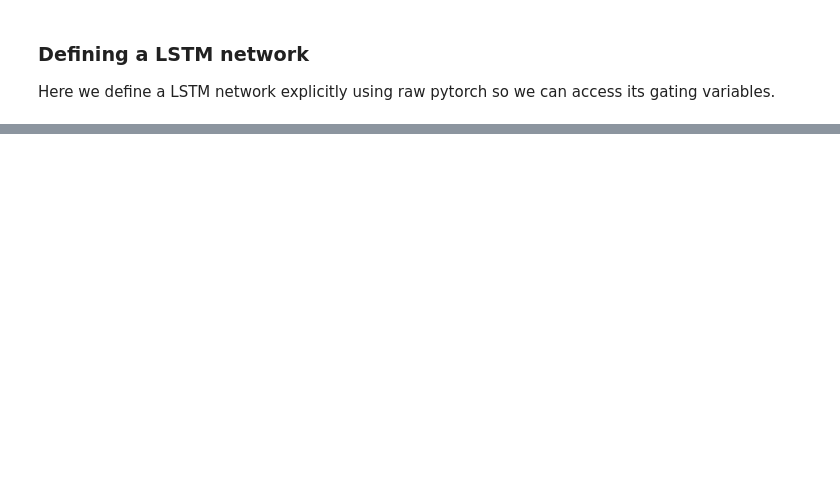
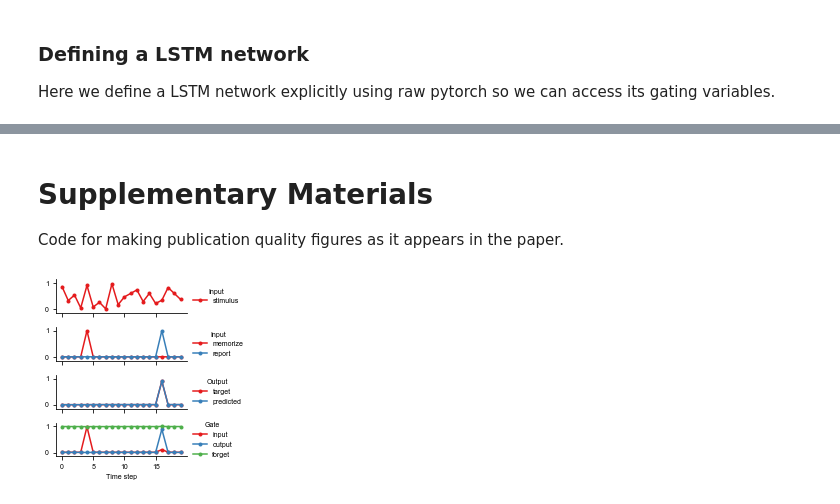
Before and after one commit to gyyang/nn-brain, a Jupyter notebook: LSTMVisualization.ipynb, the cells around one changed output, grey strips where cells are left out. Drawn from its saved outputs; the diff is of its cells as text; code cells hidden in the pictures; blank space fills up the shorter version.

```diff
--- a/LSTMVisualization.ipynb
+++ b/LSTMVisualization.ipynb
@@ -215,0 +221,49 @@ plt.legend(title='gate')
+# %% [markdown]
+# Supplementary Materials
+
+Code for making publication quality figures as it appears in the paper.
+# %%
+import matplotlib as mpl
+mpl.rcParams['font.size'] = 7
+mpl.rcParams['font.family'] = 'arial'
+
+i_trial = 1
+
+fig, axes = plt.subplots(4, 1, sharex=True, figsize=(3, 3))
+for i in range(4):
+    ax = axes[i]
+    kwargs = {'marker': 'o', 'markersize': 3}
+    cmap = mpl.cm.get_cmap('Set1')
+    title = None
+    if i == 0:
+        ax.plot(inputs[:, i_trial, 0], label='stimulus', color=cmap(0), **kwargs)
+        title = 'Input'
+    elif i == 1:
+        ax.plot(inputs[:, i_trial, 1], label='memorize', color=cmap(0), **kwargs)
+        ax.plot(inputs[:, i_trial, 2], label='report', color=cmap(1), **kwargs)
+        title = 'Input'
+    elif i == 2:
+        ax.plot(labels[:, i_trial, 0], label='target', color=cmap(0), **kwargs)
+        ax.plot(output.detach()[:, i_trial, 0], label='predicted', color=cmap(1), **kwargs)
+        title = 'Output'
+    else:
+        ax.plot(ingate[:, i_trial, 0], label='input', color=cmap(0), **kwargs)
+        ax.plot(outgate[:, i_trial, 0], label='output', color=cmap(1), **kwargs)
+        ax.plot(forgetgate[:, i_trial, 0], label='forget', color=cmap(2), **kwargs)
+        title = 'Gate'
+        ax.set_xlabel('Time step')
+
+    l = ax.legend(loc='center left', bbox_to_anchor=(1, 0.5),
+                  frameon=False, title=title)
+    ax.spines['top'].set_visible(False)
+    ax.spines['right'].set_visible(False)
+    ax.set_ylim([-0.15, 1.15])
+    ax.set_yticks([0, 1])
+plt.tight_layout()
+
+from pathlib import Path
+fname = Path('figures/lstmvisualization')
+fig.savefig(fname.with_suffix('.pdf'), transparent=True)
+fig.savefig(fname.with_suffix('.png'), dpi=300)
+# %% [output]
+[figure, added]
```
Also changed, not shown: parts of 6 cells of this notebook.
